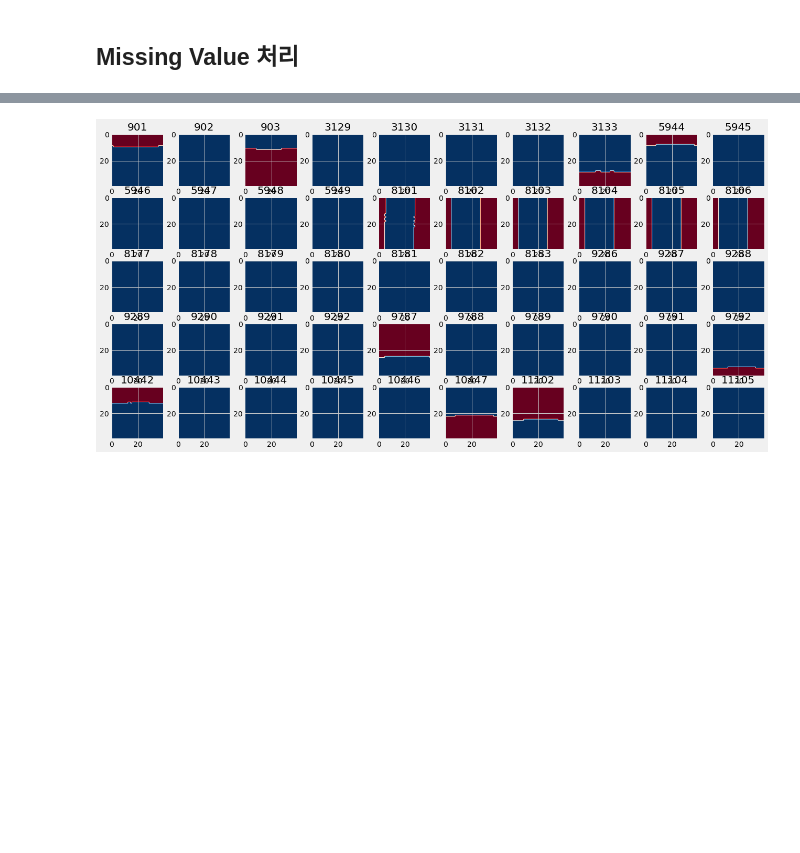
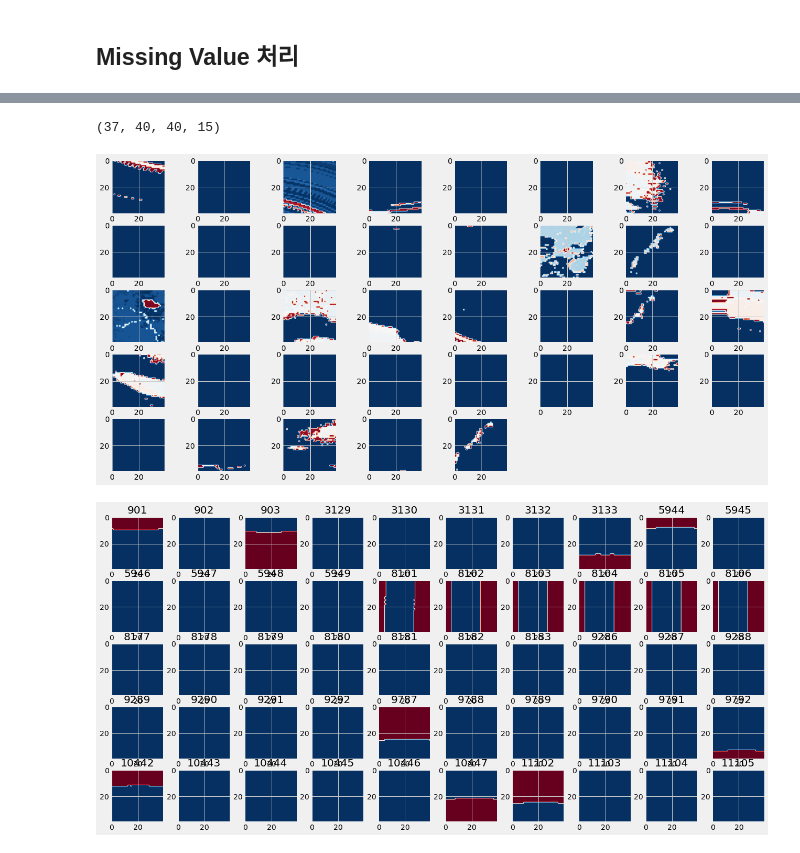
Before and after one commit to deagwon97/dacon-satellite-precipitation, a Jupyter notebook: Dacon_satellite_baseline_bg.ipynb, the cells around one changed output, grey strips where cells are left out. Saved outputs shown, nothing was run; the diff lists cells and outputs as text; code cells hidden in the pictures; blank space fills up the shorter version.

```diff
--- a/Dacon_satellite_baseline_bg.ipynb
+++ b/Dacon_satellite_baseline_bg.ipynb
@@ -157,3 +158,17 @@ df[df.sum(axis=1) < 0].head() # 행 단위로 sum이 음수면 결측값이 포
+# %%
+test_null.shape
+# %% [output]
+(37, 40, 40, 15)
+# %%
+plt.figure(figsize=(20, 10))
+
+for i in range(37):
+    plt.subplot(5,8,i+1)
+    plt.imshow(test_null[i, :, :, 9], cmap=color_map)
+
+plt.show()
+# %% [output]
+[figure, added]
 # %%
 # 결측값 포함 target의 시각화
 # 파란색: 결측값, 빨간색: 0 이상의 값
```
Also changed, not shown: parts of 23 cells of this notebook.
